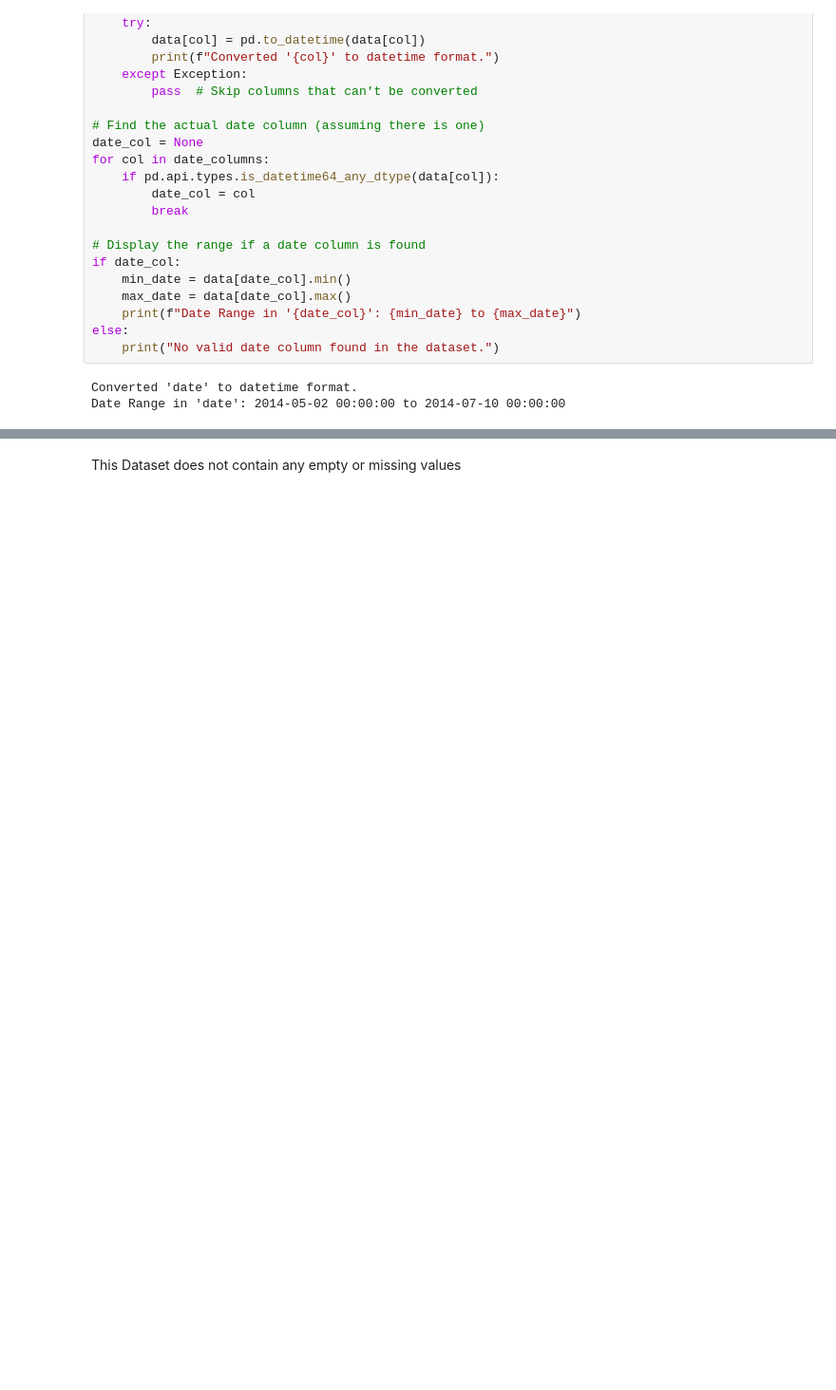
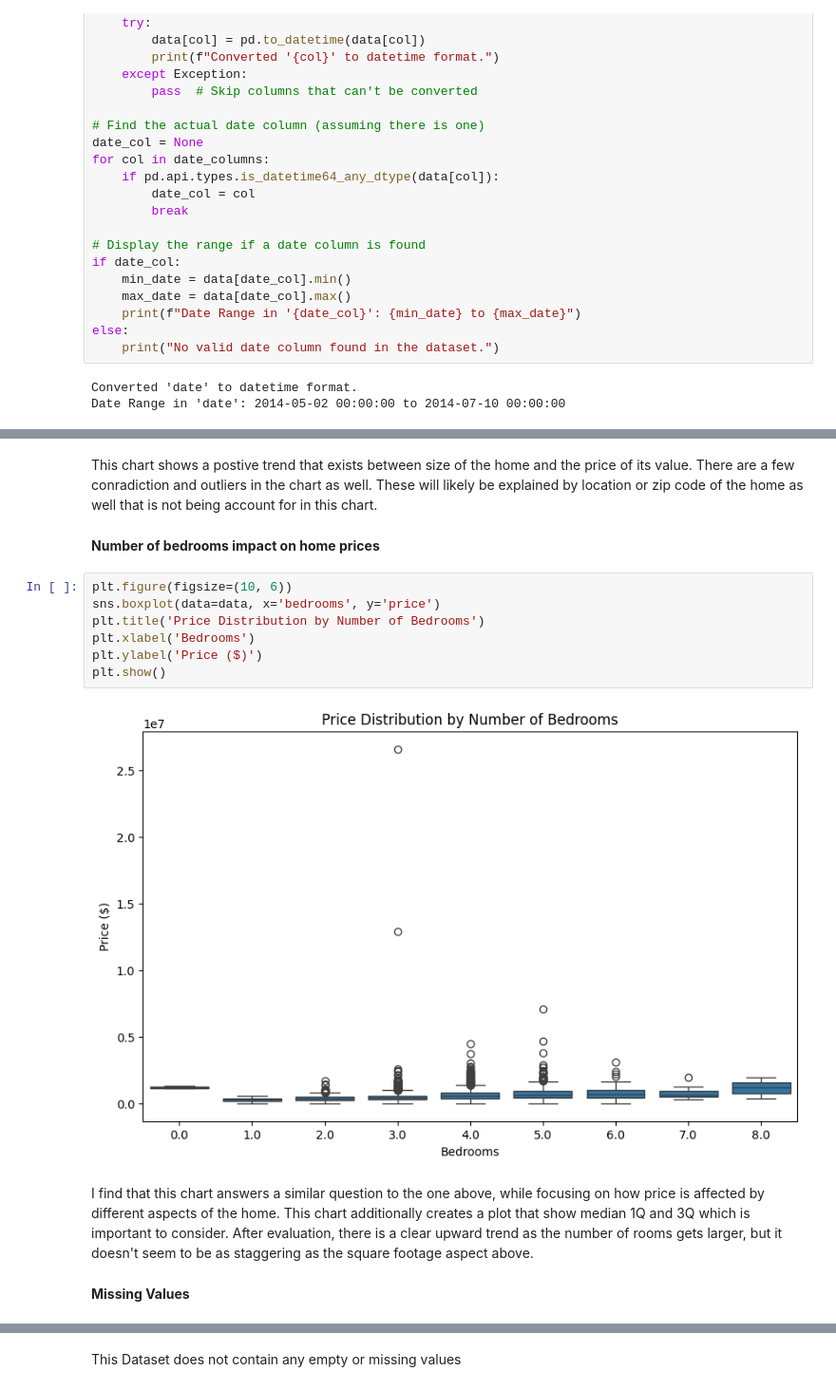
Before and after one commit to jacksontabors/Getting_Into_Business, a Jupyter notebook: Tabors_getting_into_business_deliverable.ipynb, the cells around one changed output, grey strips where cells are left out. Shown: that part at 95% size. Drawn from its saved outputs; the diff is of its cells as text; blank space fills up the shorter version.

```diff
--- a/Tabors_getting_into_business_deliverable.ipynb
+++ b/Tabors_getting_into_business_deliverable.ipynb
@@ -246,3 +274,20 @@ yr_renovated           979.380535
+# %% [markdown]
+This chart shows a postive trend that exists between size of the home and the price of its value. There are a few conradiction and outliers in the chart as well. These will likely be explained by location or zip code of the home as well that is not being account for in this chart.
+# %% [markdown]
+**Number of bedrooms impact on home prices**
+# %%
+plt.figure(figsize=(10, 6))
+sns.boxplot(data=data, x='bedrooms', y='price')
+plt.title('Price Distribution by Number of Bedrooms')
+plt.xlabel('Bedrooms')
+plt.ylabel('Price ($)')
+plt.show()
+# %% [output]
+[figure, added]
+# %% [markdown]
+I find that this chart answers a similar question to the one above, while focusing on how price is affected by different aspects of the home. This chart additionally creates a plot that show median 1Q and 3Q which is important to consider. After evaluation, there is a clear upward trend as the number of rooms gets larger, but it doesn't seem to be as staggering as the square footage aspect above.
+# %% [markdown]
+**Missing Values**
 # %%
 # Check for missing values
 missing_values = data.isnull().sum()
```
Also changed, not shown: parts of 19 cells of this notebook.
